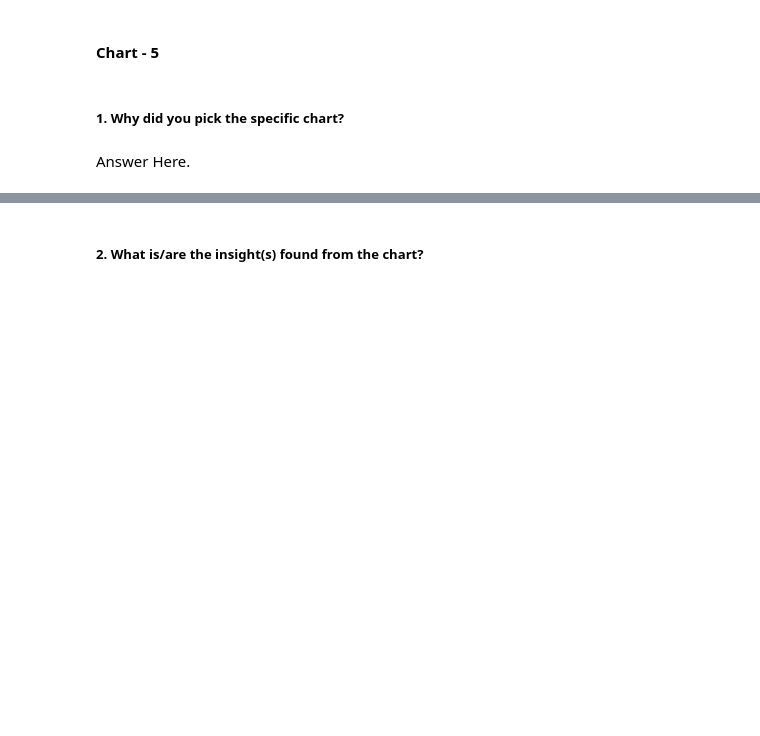
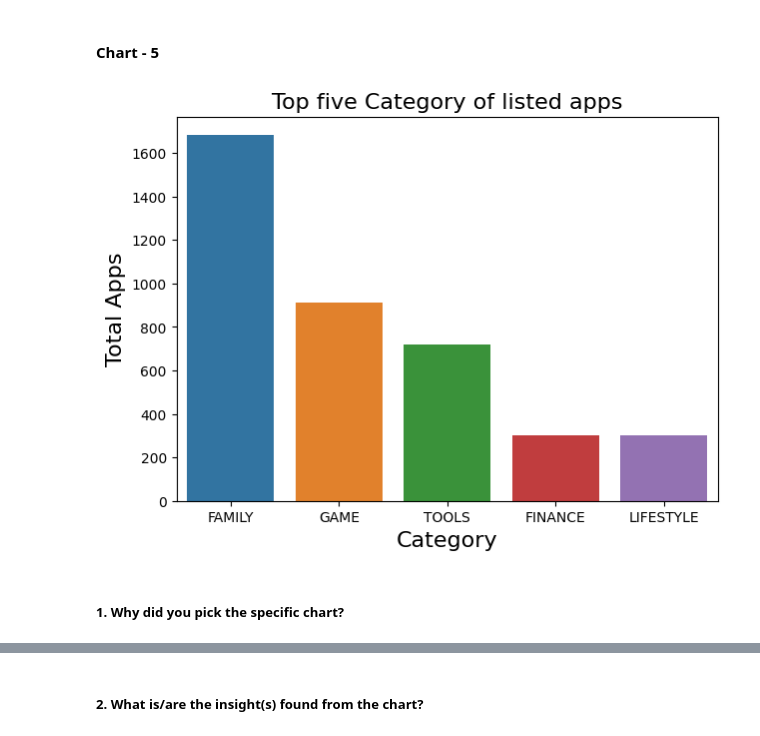
Before and after one commit to Roony0708/Project, a Jupyter notebook: Copy_of_Sample_EDA_Submission_Template3.ipynb, the cells around one changed output, grey strips where cells are left out. Saved outputs shown, nothing was run; the diff lists cells and outputs as text; code cells hidden in the pictures; blank space fills up the shorter version.

```diff
--- a/Copy_of_Sample_EDA_Submission_Template3.ipynb
+++ b/Copy_of_Sample_EDA_Submission_Template3.ipynb
@@ -793,4 +791,18 @@ From this graph we can say that most of the apps are from the category family, g
+# %%
+# Chart - 5 visualization code
+#top apps by category
+category=df.sort_values(by='Total Apps', ascending=False)
+top_five_category=category.head()
+least_five_category=category.tail()
+
+#bar graph of top five category
+fig = plt.figure(figsize = (7, 5))
+sns.barplot(data=top_five_category, x="Category", y="Total Apps")
+plt.title("Top five Category of listed apps",fontsize=16)
+plt.xlabel("Category",fontsize=16)
+plt.ylabel("Total Apps",fontsize=16)
+plt.show()
+# %% [output]
+[figure, added]
 # %% [markdown]
 ##### 1. Why did you pick the specific chart?
-# %% [markdown]
-Answer Here.
```
Also changed, not shown: parts of 81 cells of this notebook.
